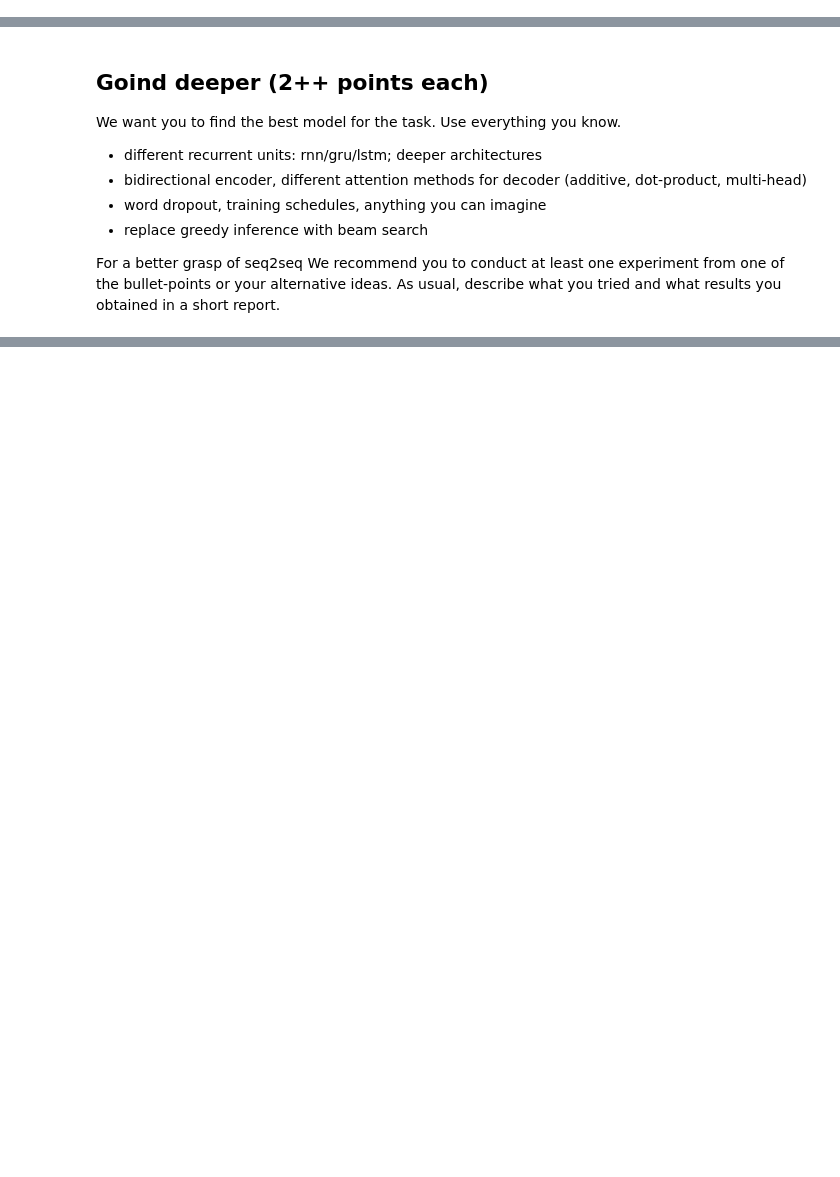
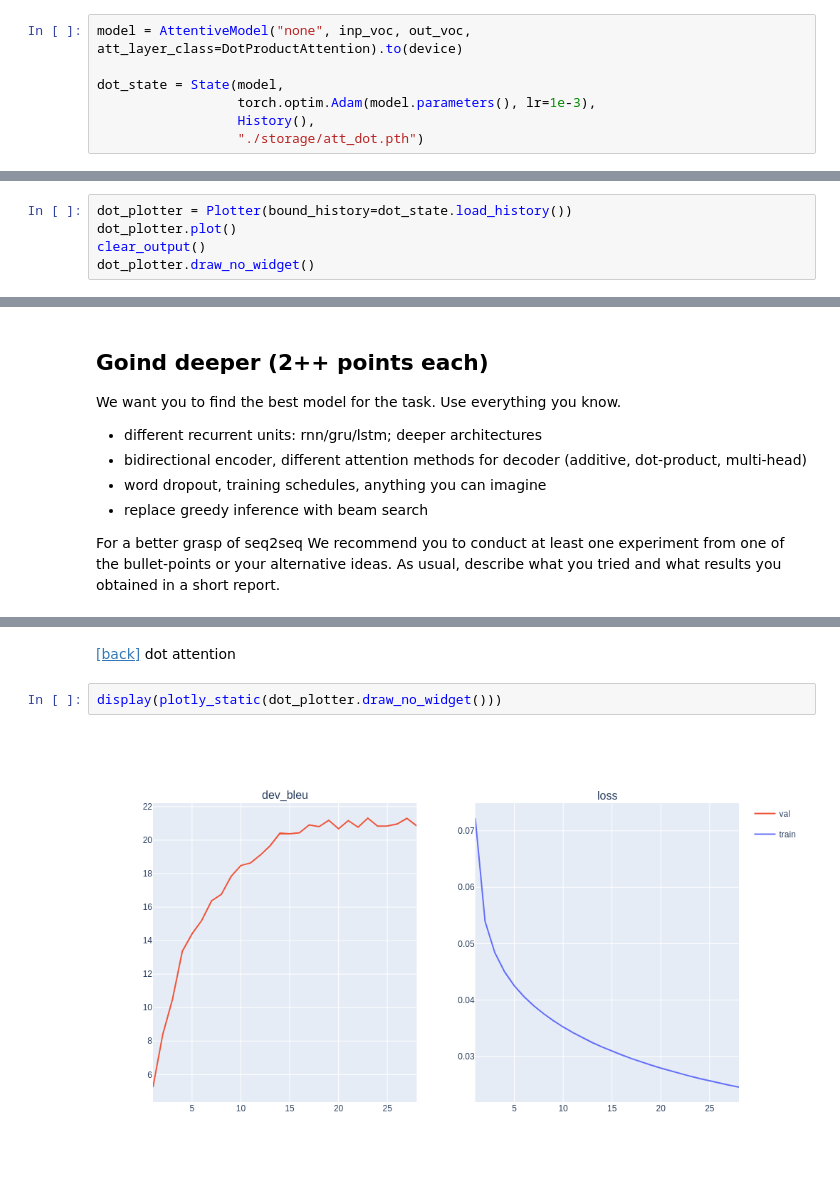
Before and after one commit to virtualphoton/nlp_course_2022, a Jupyter notebook: week04_seq2seq/practice_and_homework_pytorch.ipynb, the cells around one changed output, grey strips where cells are left out. Cells and saved outputs as stored; diff of their text form; blank space fills up the shorter version.

```diff
--- a/week04_seq2seq/practice_and_homework_pytorch.ipynb
+++ b/week04_seq2seq/practice_and_homework_pytorch.ipynb
@@ -697,0 +806,7 @@ __Note 2:__ If you're studying this course as a YSDA student, please submit __at
+# %%
+model = AttentiveModel("none", inp_voc, out_voc, att_layer_class=DotProductAttention).to(device)
+
+dot_state = State(model,
+                  torch.optim.Adam(model.parameters(), lr=1e-3),
+                  History(),
+                  "./storage/att_dot.pth")
@@ -697,0 +818,5 @@ __Note 2:__ If you're studying this course as a YSDA student, please submit __at
+# %%
+dot_plotter = Plotter(bound_history=dot_state.load_history())
+dot_plotter.plot()
+clear_output()
+dot_plotter.draw_no_widget()
@@ -710,0 +1008,6 @@ For a better grasp of seq2seq We recommend you to conduct at least one experimen
+# %% [markdown]
+<a id="3_dest" href="#3_src">[back]</a> dot attention
+# %%
+display(plotly_static(dot_plotter.draw_no_widget()))
+# %% [output]
+[figure, added]
```
Also changed, not shown: parts of 93 cells of this notebook, 10 other files.
